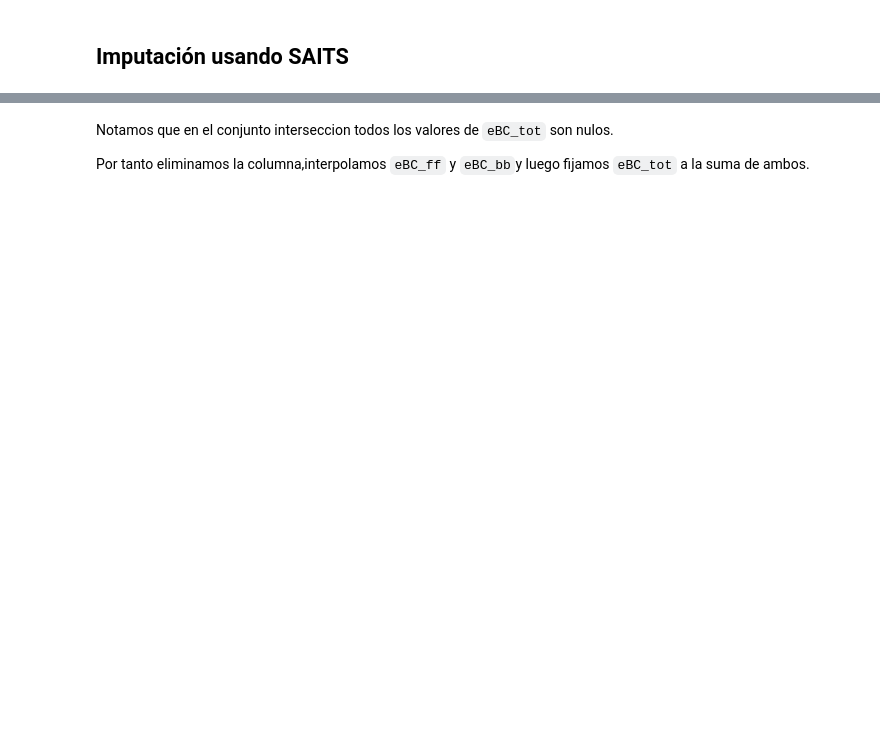
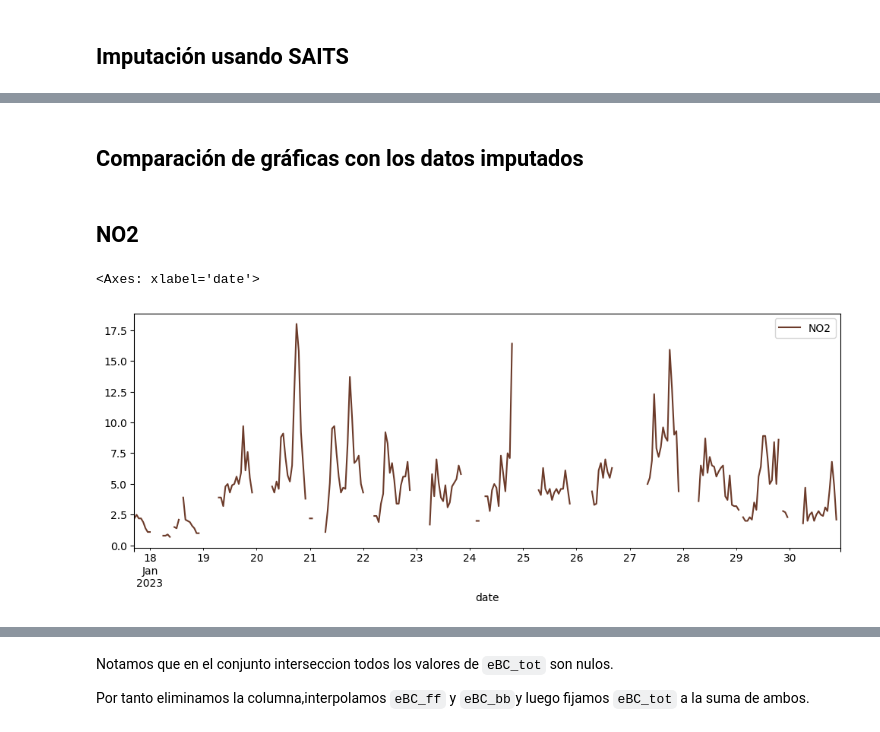
Before and after one commit to eigenric/TFG, a Jupyter notebook: notebooks/Pipeline3.ipynb, the cells around one changed output, grey strips where cells are left out. Saved outputs shown, nothing was run; the diff lists cells and outputs as text; code cells hidden in the pictures; blank space fills up the shorter version.

```diff
--- a/notebooks/Pipeline3.ipynb
+++ b/notebooks/Pipeline3.ipynb
@@ -340,4 +340,6 @@ periodo_2[["PM10"]].plot(color='black')
 [figure]
+# %%
+periodo_1["eBC_tot"] = periodo_1["eBC_ff"] + periodo_1["eBC_bb"]
 # %% [markdown]
 ## Imputación usando SAITS
 # %%
@@ -431,0 +470,9 @@ TypeError: data should be an instance of list/np.ndarray/torch.Tensor, but got <
+# %% [markdown]
+## Comparación de gráficas con los datos imputados
+# %% [markdown]
+## NO2
+# %%
+periodo_1.loc["2023-01-17":"2023-01-30"][["NO2"]].plot(color='#6c3b2a')
+# %% [output]
+<Axes: xlabel='date'>
+[figure, added]
```
Also changed, not shown: parts of 21 cells of this notebook, 27 other files.
